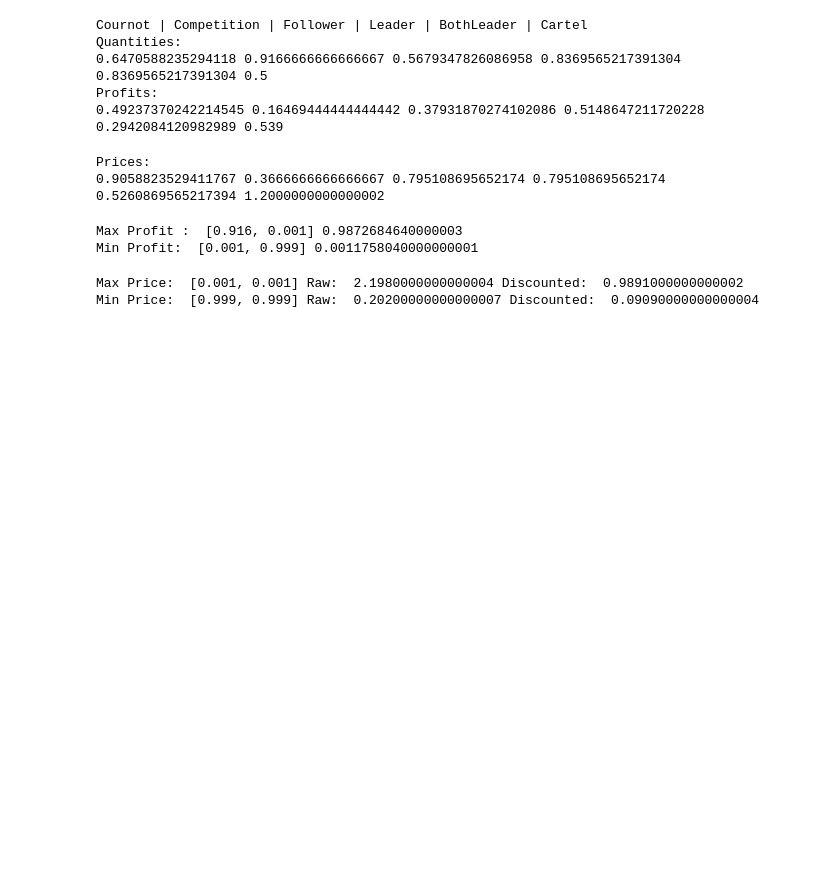
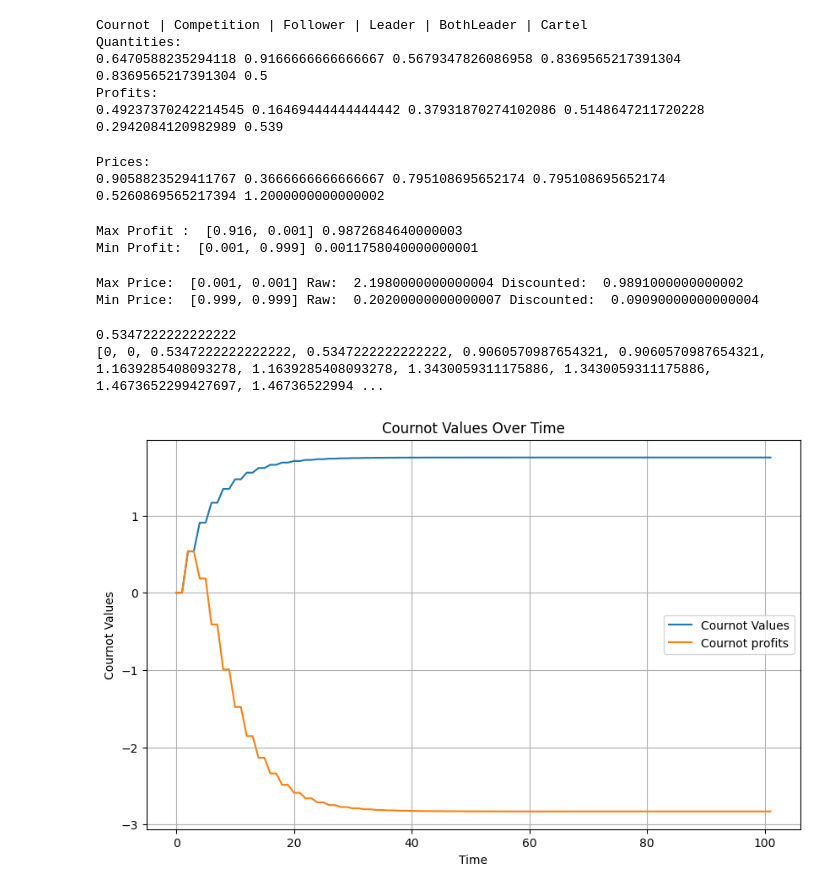
Before and after one commit to Aldric-L/DDPG-Oligopolies-Simulator, a Jupyter notebook: DataProcessing/Calibration/parameterRange.ipynb, the cells around one changed output. Drawn from its saved outputs; the diff is of its cells as text; code cells hidden in the pictures; blank space fills up the shorter version.

Commit message:
Simulations for Stackelberg, Cournot duopoly, modified Cournot duopoly, and modified Cournot 4-oligopoly Optimizations.

```diff
--- a/DataProcessing/Calibration/parameterRange.ipynb
+++ b/DataProcessing/Calibration/parameterRange.ipynb
@@ -65,3 +65,30 @@ print ("Min Price: ", [x/1000 for x in minpelem], "Raw: ", prices[minpelem], "Di
 # %% [output]
 Max Price:  [0.001, 0.001] Raw:  2.1980000000000004 Discounted:  0.9891000000000002
 Min Price:  [0.999, 0.999] Raw:  0.20200000000000007 Discounted:  0.09090000000000004
+# %%
+pastCournotValues = [0, 0]
+profitsCournot = [0, 0]
+const = ((1 +2*c)*d)/(4*(1+c)**2)
+discount = (1/(1+c)**2)
+print(const)
+for i in range(0, 100):
+    pastCournotValues.append((const + (pastCournotValues[i] * discount)))
+    profitsCournot.append(profit(pastCournotValues[i+2], pastCournotValues[i+2]))
+
+print(pastCournotValues)
+import matplotlib.pyplot as plt
+
+# Plot Cournot values
+plt.figure(figsize=(10, 6))
+plt.plot(range(len(pastCournotValues)), pastCournotValues, label='Cournot Values')
+plt.plot(range(len(profitsCournot)), profitsCournot, label='Cournot profits')
+plt.title('Cournot Values Over Time')
+plt.xlabel('Time')
+plt.ylabel('Cournot Values')
+plt.grid(True)
+plt.legend()
+plt.show()
+# %% [output]
+0.5347222222222222
+[0, 0, 0.5347222222222222, 0.5347222222222222, 0.9060570987654321, 0.9060570987654321, 1.1639285408093278, 1.1639285408093278, 1.3430059311175886, 1.3430059311175886, 1.4673652299427697, 1.46736522994 ...
+[figure, added]
```
Also changed, not shown: parts of 3 cells of this notebook, 15 other files.
